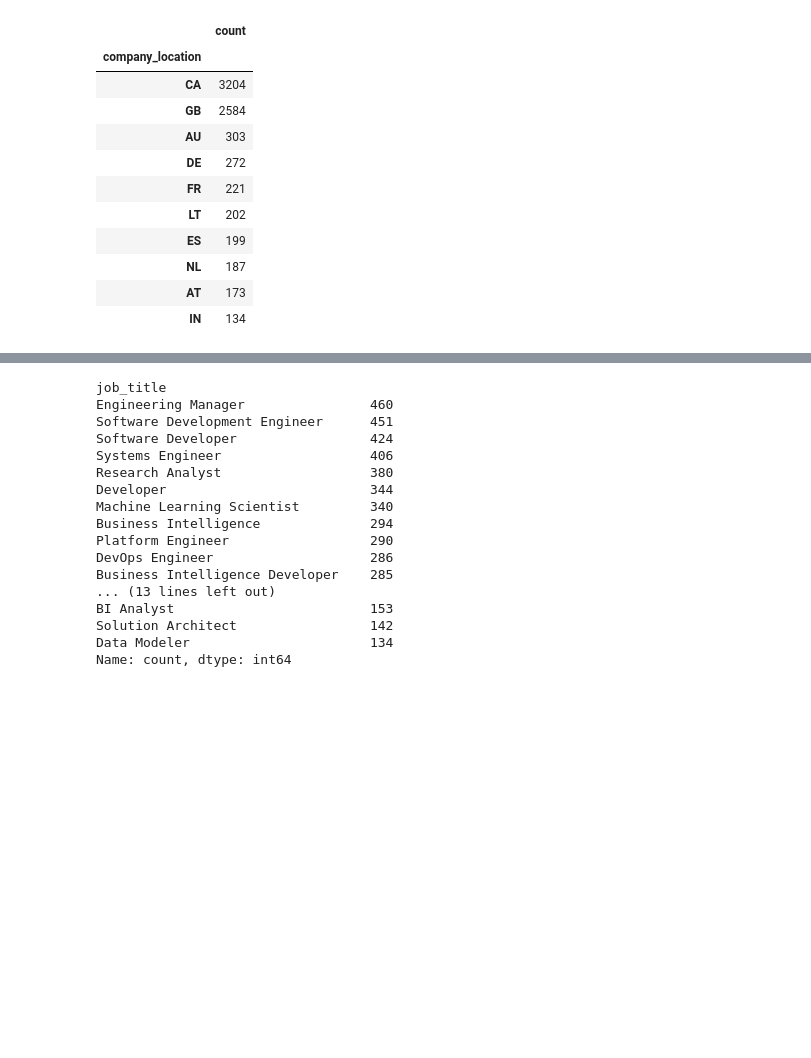
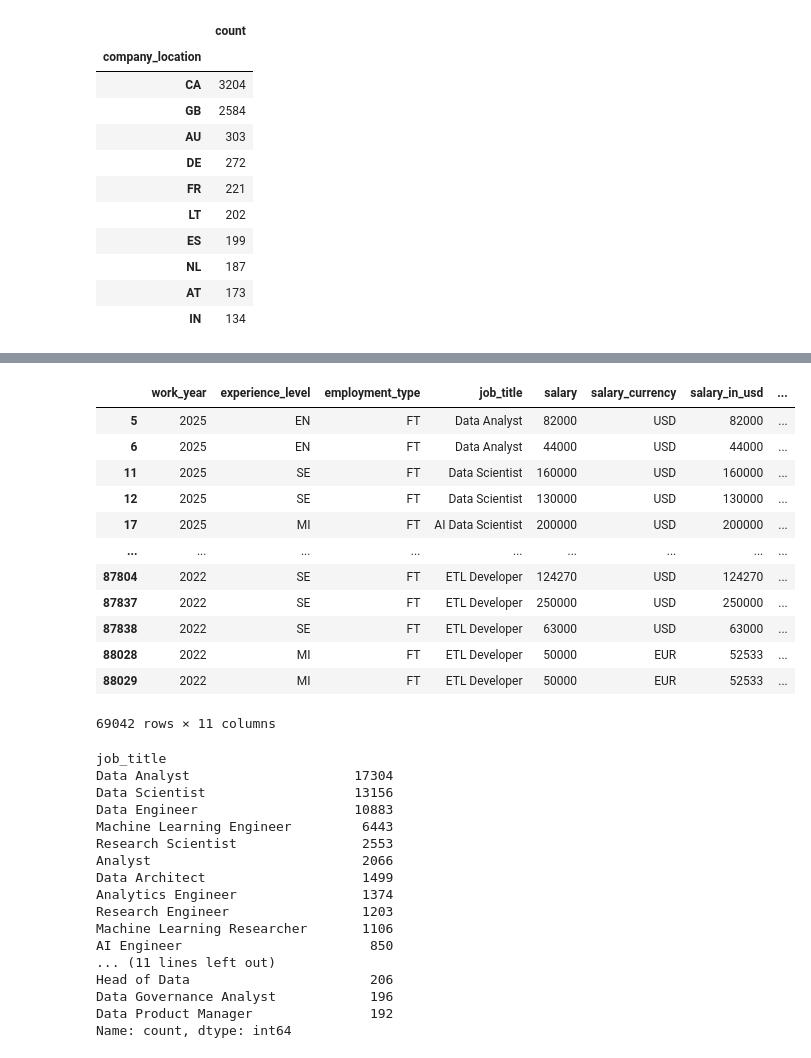
Before and after one commit to danielg9611/EDA_DataScience_2020-2025, a Jupyter notebook: notebooks/notebook_1.ipynb, the cells around one changed output, grey strips where cells are left out. Cells and saved outputs as stored; diff of their text form; code cells hidden in the pictures; blank space fills up the shorter version.

```diff
--- a/notebooks/notebook_1.ipynb
+++ b/notebooks/notebook_1.ipynb
@@ -66,20 +102,43 @@ pd.DataFrame(jobs['company_location'].value_counts()).head(11).iloc[1:,::]
+# %%
+key_words = ('Data','Machine Learning', 'Analyst', 'Analysis', 'Analytics','Bussiness Intelligence', 'AI', 'Research', 'BI', 'Decision Scientist','Computer Vision', 'NLP', 'ML', 'Artificial Intelligence','Deep Learning', 'ETL')
+
+filtered_jobs = pd.DataFrame()
+
+for key in key_words:
+    filtered_jobs = pd.concat([filtered_jobs,jobs[jobs['job_title'].str.contains(key)]])
+
+jobs = filtered_jobs
+# %% [output]
+|  | work_year | experience_level | employment_type | job_title | salary | salary_currency | salary_in_usd | ... |
+| 5 | 2025 | EN | FT | Data Analyst | 82000 | USD | 82000 | ... |
+| 6 | 2025 | EN | FT | Data Analyst | 44000 | USD | 44000 | ... |
+| 11 | 2025 | SE | FT | Data Scientist | 160000 | USD | 160000 | ... |
+| 12 | 2025 | SE | FT | Data Scientist | 130000 | USD | 130000 | ... |
+| 17 | 2025 | MI | FT | AI Data Scientist | 200000 | USD | 200000 | ... |
+| ... | ... | ... | ... | ... | ... | ... | ... | ... |
+| 87804 | 2022 | SE | FT | ETL Developer | 124270 | USD | 124270 | ... |
+| 87837 | 2022 | SE | FT | ETL Developer | 250000 | USD | 250000 | ... |
+| 87838 | 2022 | SE | FT | ETL Developer | 63000 | USD | 63000 | ... |
+| 88028 | 2022 | MI | FT | ETL Developer | 50000 | EUR | 52533 | ... |
+| 88029 | 2022 | MI | FT | ETL Developer | 50000 | EUR | 52533 | ... |
+69042 rows × 11 columns
 # %%
-jobs['job_title'].value_counts().iloc[23:50]
+jobs['job_title'].value_counts().iloc[:25]
 # %% [output]
 job_title
-Engineering Manager                460
-Software Development Engineer      451
-Software Developer                 424
-Systems Engineer                   406
-Research Analyst                   380
-Developer                          344
-Machine Learning Scientist         340
-Business Intelligence              294
-Platform Engineer                  290
-DevOps Engineer                    286
-Business Intelligence Developer    285
-... (13 lines left out)
-BI Analyst                         153
-Solution Architect                 142
-Data Modeler                       134
+Data Analyst                     17304
+Data Scientist                   13156
+Data Engineer                    10883
+Machine Learning Engineer         6443
+Research Scientist                2553
+Analyst                           2066
+Data Architect                    1499
+Analytics Engineer                1374
+Research Engineer                 1203
+Machine Learning Researcher       1106
+AI Engineer                        850
+... (11 lines left out)
+Head of Data                       206
+Data Governance Analyst            196
+Data Product Manager               192
 Name: count, dtype: int64
```
Also changed, not shown: parts of 3 cells of this notebook, 2 other files.
